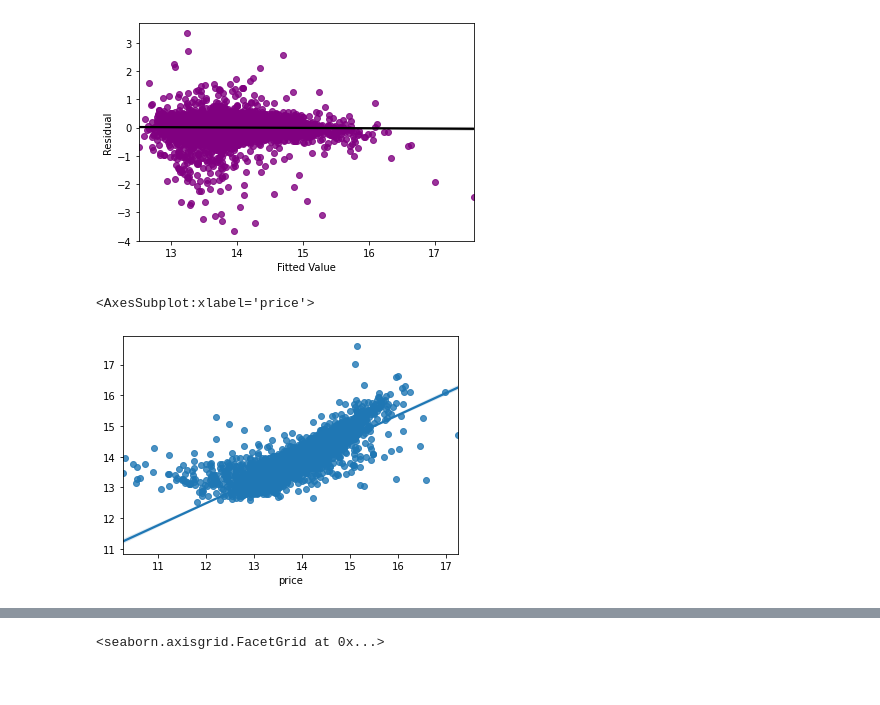
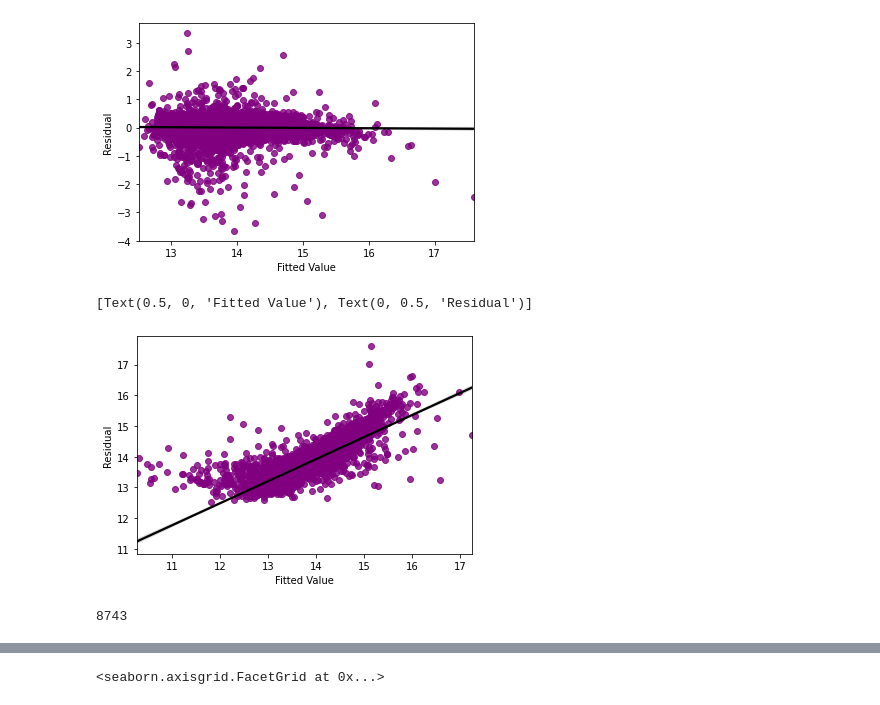
Before and after one commit to Kellyajara/RealEstate-Classification, a Jupyter notebook: New Project Notebook.ipynb, the cells around one changed output, grey strips where cells are left out. Saved outputs shown, nothing was run; the diff lists cells and outputs as text; code cells hidden in the pictures.

Commit message:
updated visuals

```diff
--- a/New Project Notebook.ipynb
+++ b/New Project Notebook.ipynb
@@ -882,7 +882,12 @@ ax.set(xlabel='Fitted Value', ylabel='Residual')
 [Text(0.5, 0, 'Fitted Value'), Text(0, 0.5, 'Residual')]
 [figure]
 # %%
-sns.regplot(x = y_test, y = y_pred)
+ax = sns.regplot(x = y_test, y = y_pred, scatter_kws={"color": "purple"}, line_kws={"color": "black"})
+ax.set(xlabel='Fitted Value', ylabel='Residual')
 # %% [output]
-<AxesSubplot:xlabel='price'>
+[Text(0.5, 0, 'Fitted Value'), Text(0, 0.5, 'Residual')]
-[figure, old version]
+[figure, new version]
+# %%
+len(y_pred)
+# %% [output]
+8743
```
Also changed, not shown: parts of 7 cells of this notebook, 2 other files.
